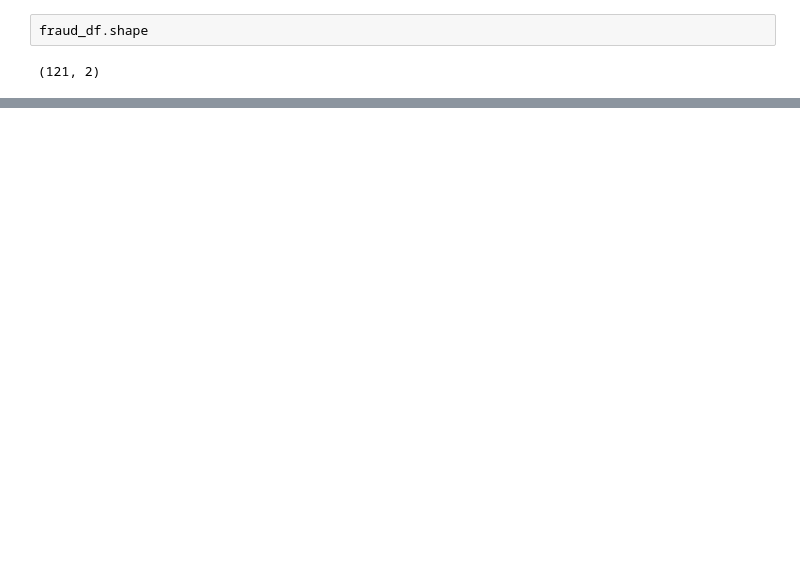
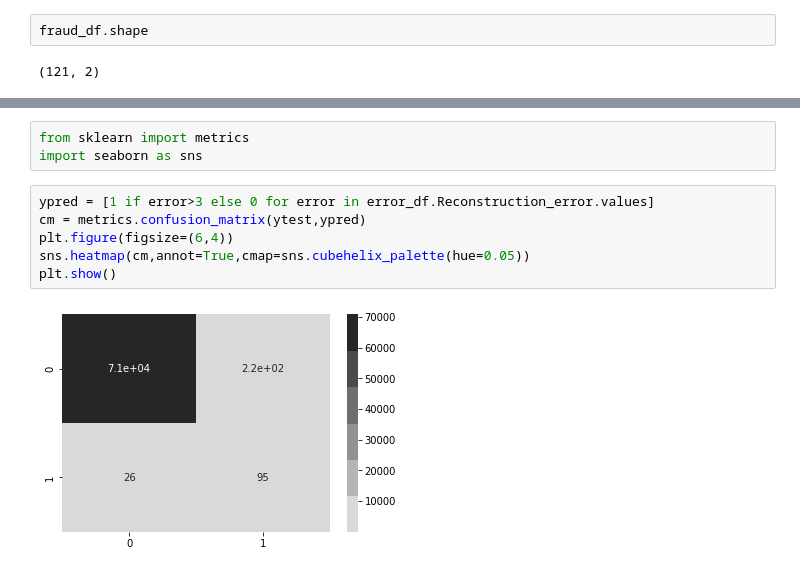
Before and after one commit to aspdiscovery123/Deep-Learning-for-structure-data, a Jupyter notebook: code11_credit_card_fraud_detection_using_autoencoders.ipynb, the cells around one changed output, grey strips where cells are left out. Cells and saved outputs as stored; diff of their text form; blank space fills up the shorter version.

```diff
--- a/code11_credit_card_fraud_detection_using_autoencoders.ipynb
+++ b/code11_credit_card_fraud_detection_using_autoencoders.ipynb
@@ -206,0 +246,11 @@ fraud_df.shape
+# %%
+from sklearn import metrics
+import seaborn as sns
+# %%
+ypred = [1 if error>3 else 0 for error in error_df.Reconstruction_error.values]
+cm = metrics.confusion_matrix(ytest,ypred)
+plt.figure(figsize=(6,4))
+sns.heatmap(cm,annot=True,cmap=sns.cubehelix_palette(hue=0.05))
+plt.show()
+# %% [output]
+[figure, added]
```
Also changed, not shown: parts of 8 cells of this notebook.
